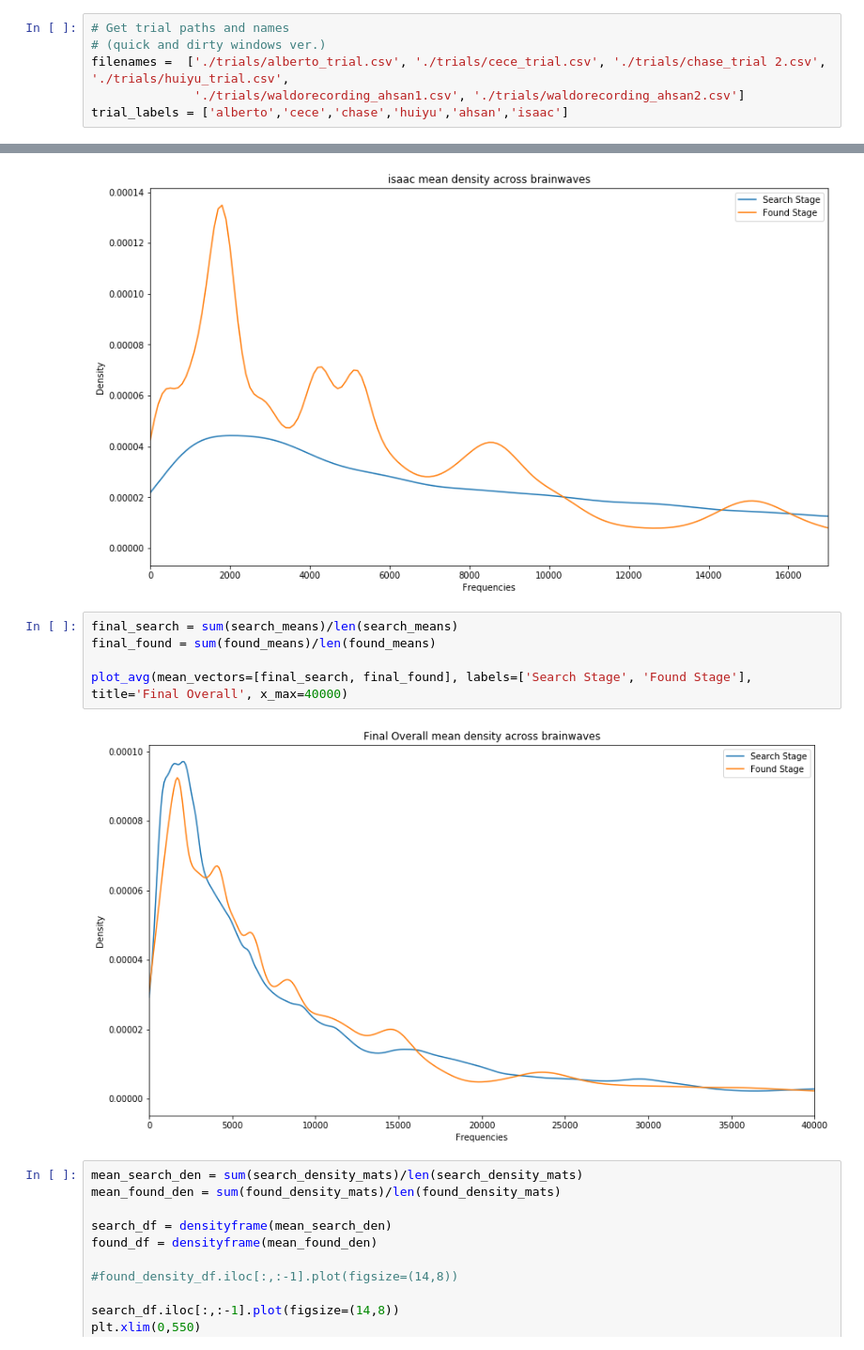
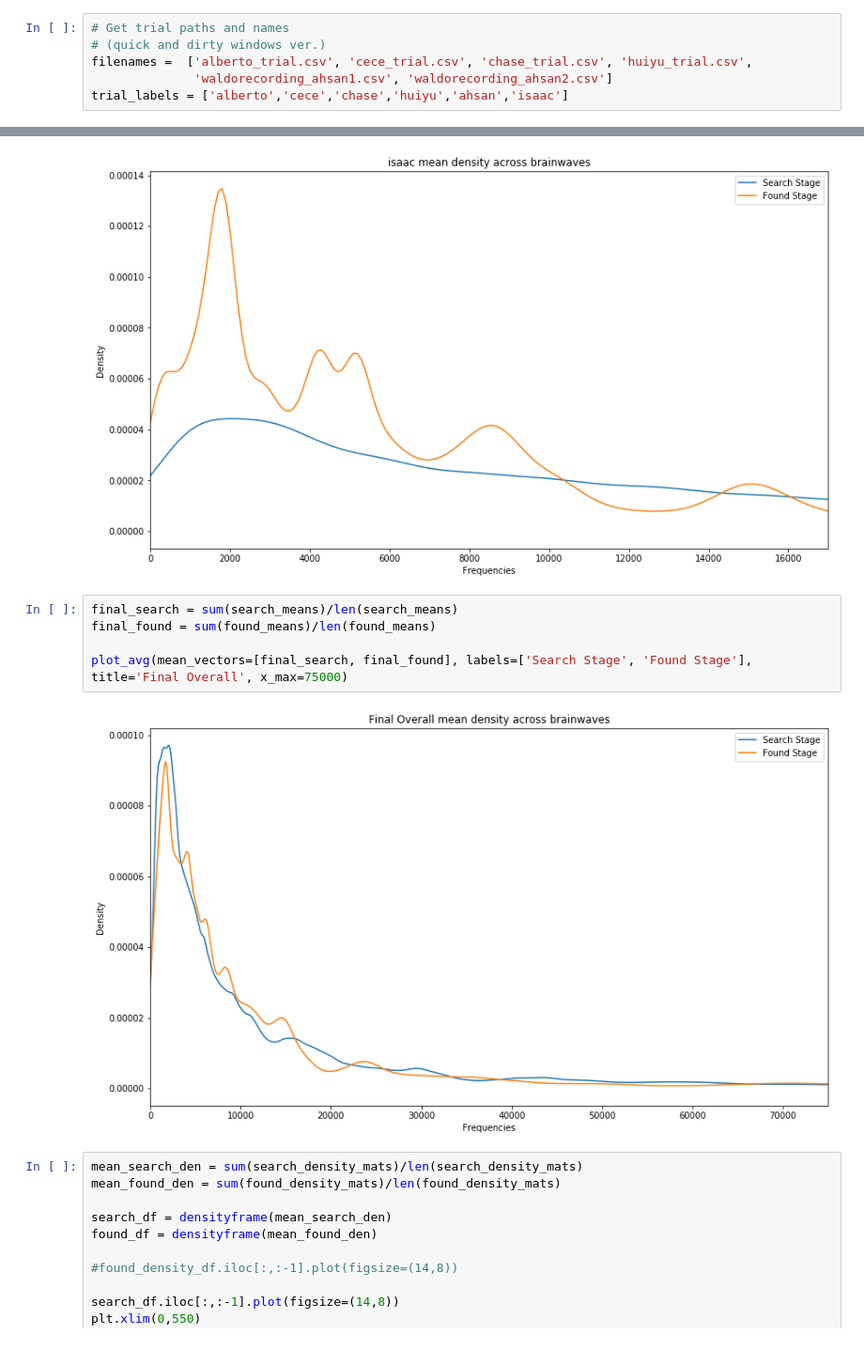
Before and after one commit to c1rowe/cogs189final, a Jupyter notebook: Epoching_and_averaging III.ipynb, the cells around one changed output, grey strips where cells are left out. Shown at 94% size. Cells and saved outputs as stored; diff of their text form.

```diff
--- a/Epoching_and_averaging III.ipynb
+++ b/Epoching_and_averaging III.ipynb
@@ -295,8 +295,8 @@ def split_epoch_trials(trials_, labels_):
 # %%
 # Get trial paths and names
 # (quick and dirty windows ver.)
-filenames =  ['./trials/alberto_trial.csv', './trials/cece_trial.csv', './trials/chase_trial 2.csv', './trials/huiyu_trial.csv',
-              './trials/waldorecording_ahsan1.csv', './trials/waldorecording_ahsan2.csv']
+filenames =  ['alberto_trial.csv', 'cece_trial.csv', 'chase_trial.csv', 'huiyu_trial.csv',
+              'waldorecording_ahsan1.csv', 'waldorecording_ahsan2.csv']
 trial_labels = ['alberto','cece','chase','huiyu','ahsan','isaac']
 # %%
 # Read and process all trials
@@ -410,10 +411,10 @@ for i in range(0,len(found_means)):
 # %%
 final_search = sum(search_means)/len(search_means)
 final_found = sum(found_means)/len(found_means)
 
-plot_avg(mean_vectors=[final_search, final_found], labels=['Search Stage', 'Found Stage'], title='Final Overall', x_max=40000)
+plot_avg(mean_vectors=[final_search, final_found], labels=['Search Stage', 'Found Stage'], title='Final Overall', x_max=75000)
 # %% [output]
-[figure, old version]
+[figure, new version]
 # %%
 mean_search_den = sum(search_density_mats)/len(search_density_mats)
 mean_found_den = sum(found_density_mats)/len(found_density_mats)
```
Also changed, not shown: parts of 8 cells of this notebook, 2 other files.
